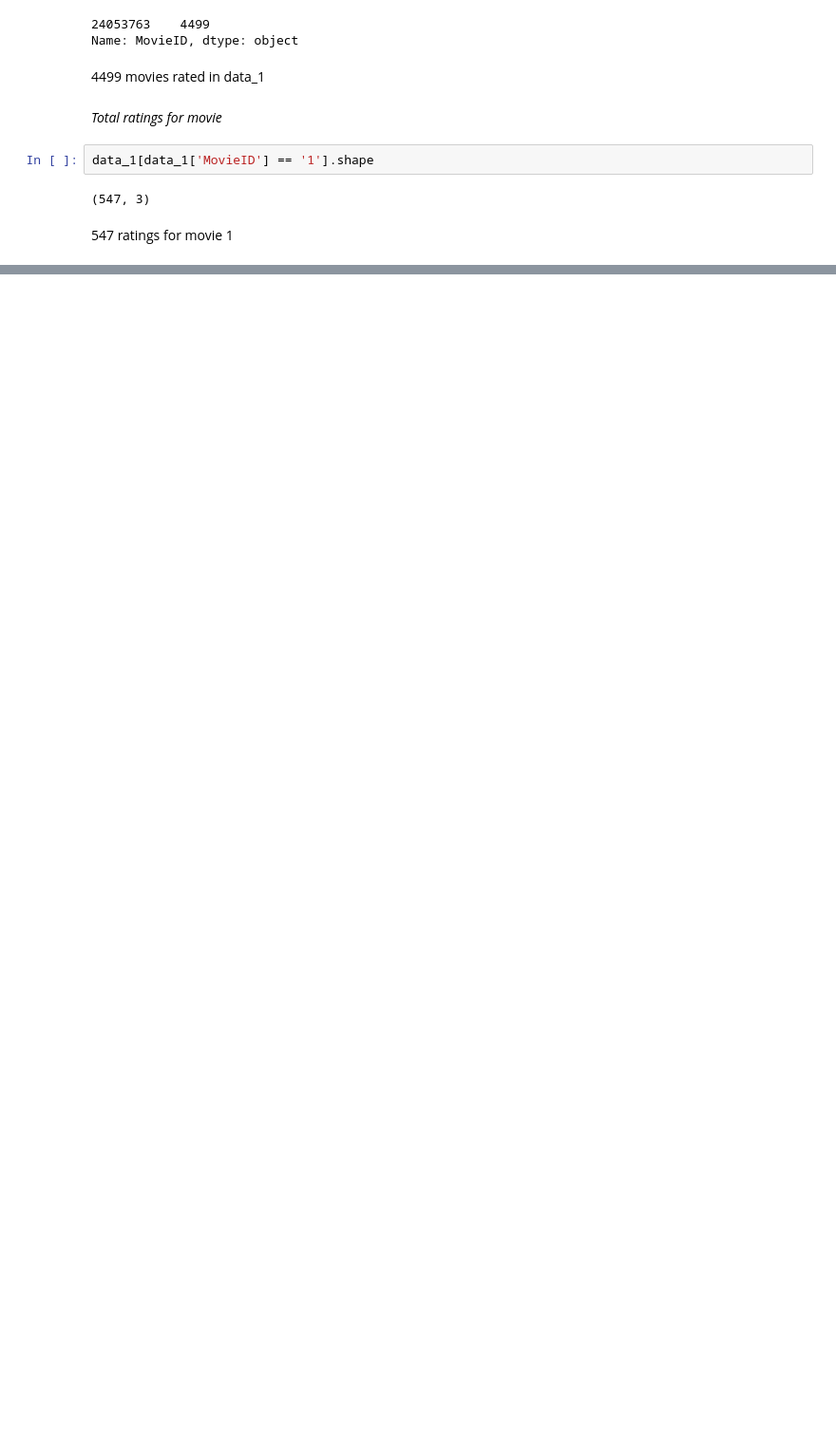
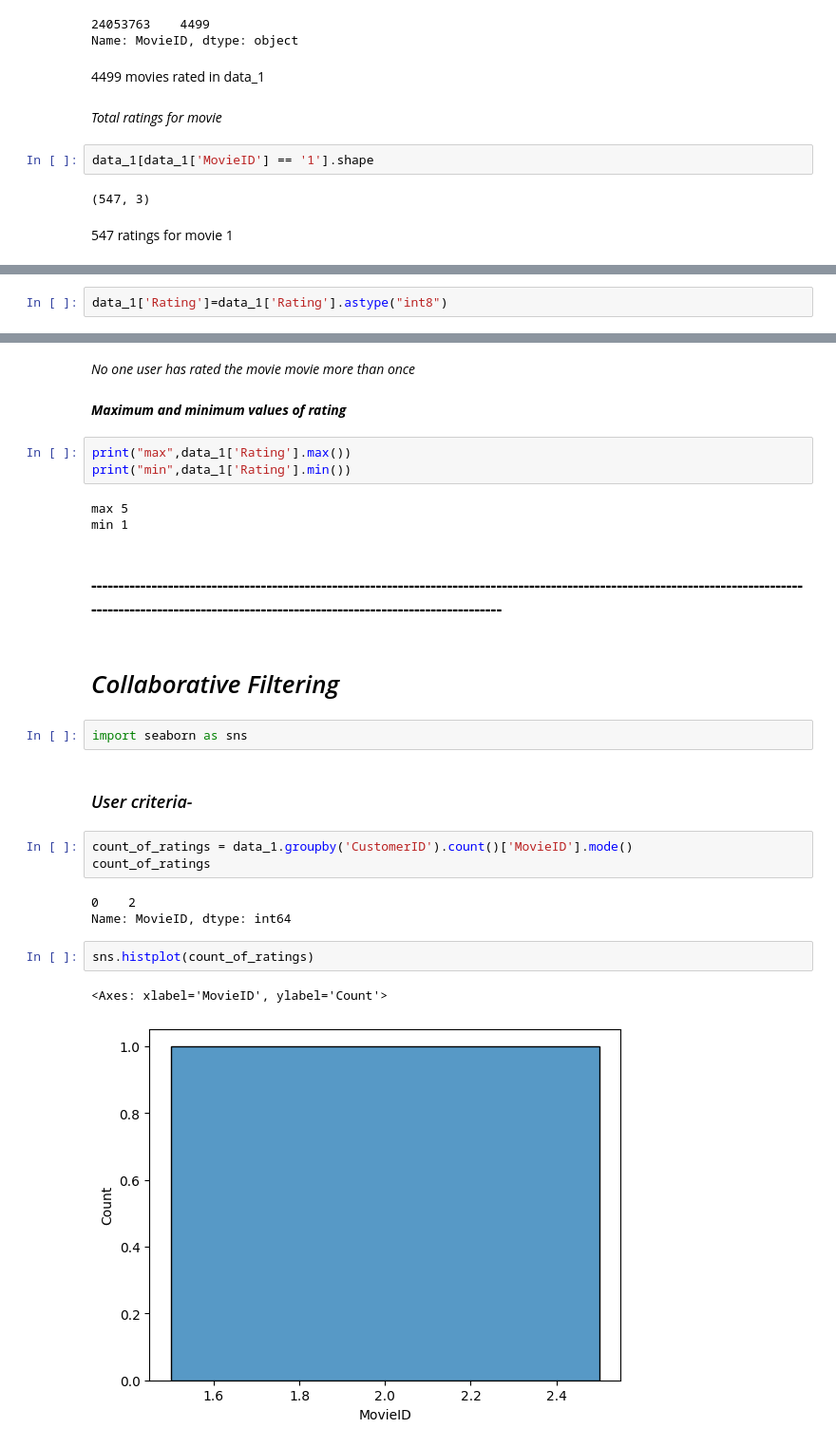
Before and after one commit to NityaVerma19/Movie-recommendation, a Jupyter notebook: netflix-prize.ipynb, the cells around one changed output, grey strips where cells are left out. Shown: that part at 95% size. Saved outputs shown, nothing was run; the diff lists cells and outputs as text; blank space fills up the shorter version.

```diff
--- a/netflix-prize.ipynb
+++ b/netflix-prize.ipynb
@@ -269,0 +185,2 @@ data_1[data_1['MovieID'] == '1'].shape
+# %%
+data_1['Rating']=data_1['Rating'].astype("int8")
@@ -290,0 +263,29 @@ movie_titles.isnull().sum
+# %% [markdown]
+*No one user has rated the movie movie more than once*
+# %% [markdown]
+***Maximum and minimum values of rating***
+# %%
+print("max",data_1['Rating'].max())
+print("min",data_1['Rating'].min())
+# %% [output]
+max 5
+min 1
+# %% [markdown]
+### **-------------------------------------------------------------------------------------------------------------------------------------------------------------------------------------------------------------**
+# %% [markdown]
+# *Collaborative Filtering*
+# %%
+import seaborn as sns
+# %% [markdown]
+### *User criteria-*
+# %%
+count_of_ratings = data_1.groupby('CustomerID').count()['MovieID'].mode()
+count_of_ratings
+# %% [output]
+0    2
+Name: MovieID, dtype: int64
+# %%
+sns.histplot(count_of_ratings)
+# %% [output]
+<Axes: xlabel='MovieID', ylabel='Count'>
+[figure, added]
```
Also changed, not shown: parts of 25 cells of this notebook.
